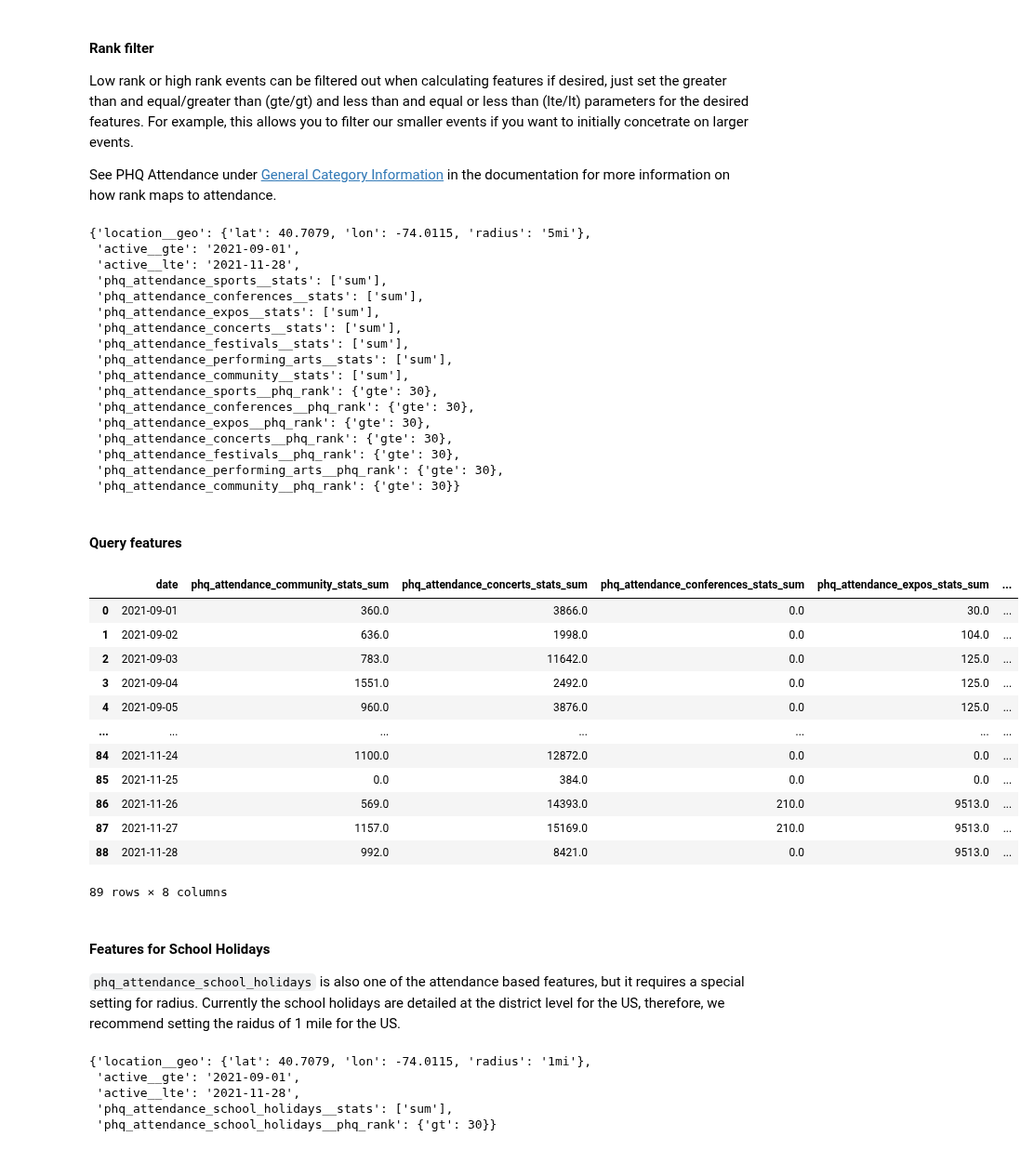
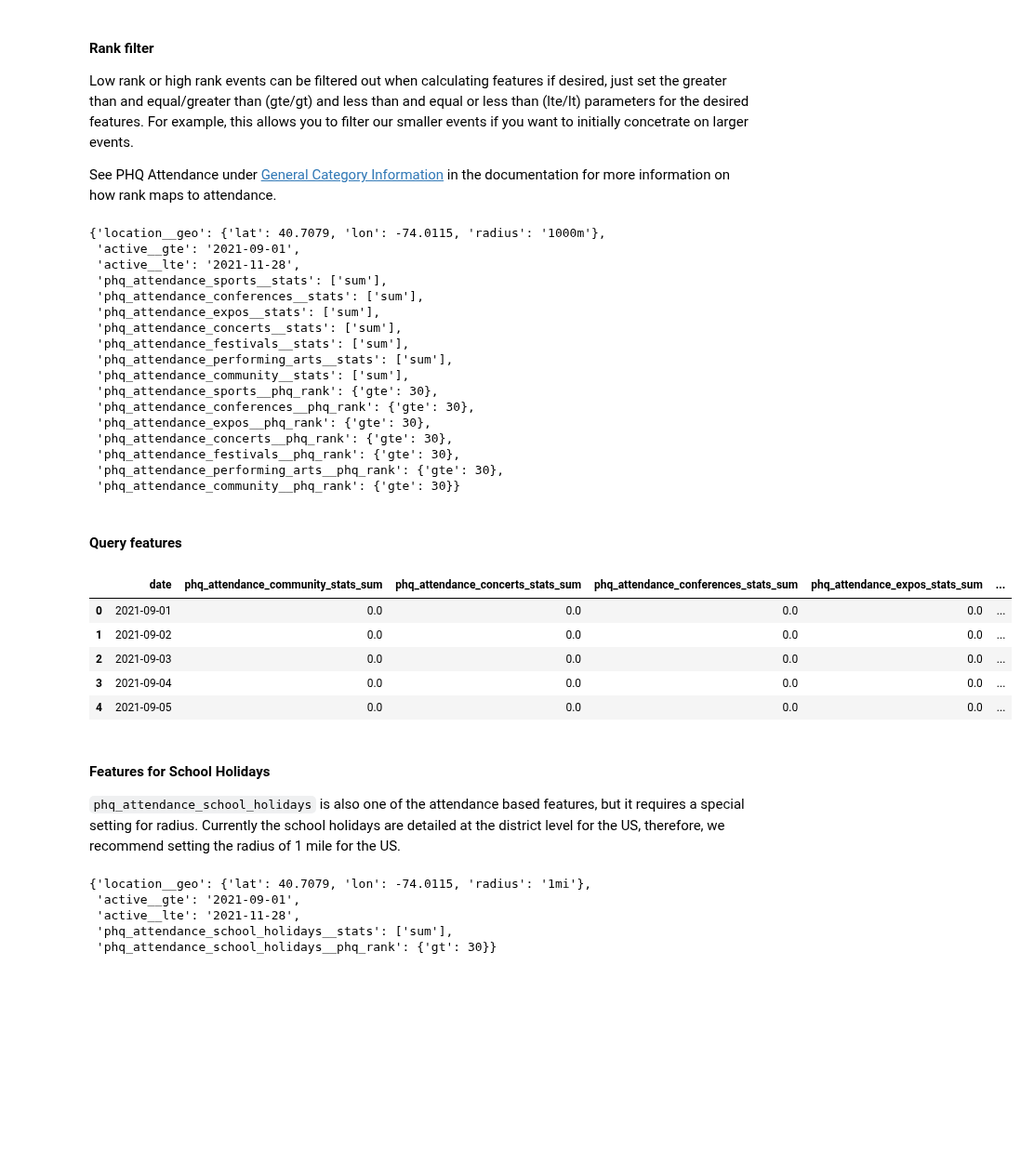
Before and after one commit to predicthq/phq-data-science-docs, a Jupyter notebook: feature-engineering-guide/feature_enginerring_guide.ipynb, the cells around one changed output. Shown at 93% size. Cells and saved outputs as stored; diff of their text form; code cells hidden in the pictures; blank space fills up the shorter version.

```diff
--- a/feature-engineering-guide/feature_enginerring_guide.ipynb
+++ b/feature-engineering-guide/feature_enginerring_guide.ipynb
@@ -157,0 +176,16 @@ parameters.update(location__geo=dict(lat=latitude, lon=longitude,radius=radius_f
+# %%
+# set a location dictionary for suggested radius API to use
+loc_radius = dict()
+loc_radius.update(lat=latitude, lon=longitude)
+
+# query suggested radius API
+response = requests.get(
+    url="https://api.predicthq.com/labs/suggested-radius",
+    params = loc_radius,
+    headers={
+      "Authorization": f"Bearer {ACCESS_TOKEN}"
+    }
+)
+
+# print out result to check
+print(response.json())
@@ -158,3 +194,13 @@ parameters.update(location__geo=dict(lat=latitude, lon=longitude,radius=radius_f
+# %%
+# Set default radius to 1 mile
+# change this value subject to your requirments
+radius_filter = "1mi"
+
+# Comment out this part if you want to use your own radius
+if response.status_code == 200:
+    radius_filter = f"{response.json().get('suggested_radius')}m"
+
+parameters.update(location__geo=dict(lat=latitude, lon=longitude,radius=radius_filter))
 # %% [markdown]
 Alternatively, we could have used a `place_id` for our search (See our [Appendix on place_ids](#appendix) for detailed explanation).
 # %%
@@ -182,8 +228,7 @@ Please note that **School Holiday** features are only avaliable for the followin
 # %%
 start_time = "2021-09-01"
 end_time = "2021-11-28"
-parameters.update(active__gte = start_time)
-parameters.update(active__lte = end_time)
+parameters.update(active__gte = start_time, active__lte = end_time)
 # %% [markdown]
 <a id='features_api'></a>
 ## Using the Features API to query features for forecasting
@@ -237,12 +280 @@ These features also support filtering by PHQ Rank as you'll see in the example b
-# %%
-parameters = dict()
-
-latitude, longitude = (40.7079, -74.0115) # LAT, LONG for centre of New York City
-radius_filter = "5mi"
-parameters.update(location__geo=dict(lat=latitude, lon=longitude,radius=radius_filter))
-
-start_time = "2021-09-01"
-end_time = "2021-11-28"
-parameters.update(active__gte = start_time)
-parameters.update(active__lte = end_time)
 # %% [markdown]
@@ -293,7 +326,7 @@ for i in categories_attended:
 
 parameters
 # %% [output]
-{'location__geo': {'lat': 40.7079, 'lon': -74.0115, 'radius': '5mi'},
+{'location__geo': {'lat': 40.7079, 'lon': -74.0115, 'radius': '1000m'},
  'active__gte': '2021-09-01',
  'active__lte': '2021-11-28',
  'phq_attendance_sports__stats': ['sum'],
@@ -315,29 +348,22 @@ parameters
 # %%
 results = []
 
 for feature in phq.features.obtain_features(parameters):
     results.append(flatten_dict(feature.to_dict(), '', '_'))
 
 feature_df = pd.DataFrame(results)
 
-feature_df
+feature_df.head()
 # %% [output]
 |  | date | phq_attendance_community_stats_sum | phq_attendance_concerts_stats_sum | phq_attendance_conferences_stats_sum | phq_attendance_expos_stats_sum | ... |
-| 0 | 2021-09-01 | 360.0 | 3866.0 | 0.0 | 30.0 | ... |
-| 1 | 2021-09-02 | 636.0 | 1998.0 | 0.0 | 104.0 | ... |
-| 2 | 2021-09-03 | 783.0 | 11642.0 | 0.0 | 125.0 | ... |
-| 3 | 2021-09-04 | 1551.0 | 2492.0 | 0.0 | 125.0 | ... |
-| 4 | 2021-09-05 | 960.0 | 3876.0 | 0.0 | 125.0 | ... |
-| ... | ... | ... | ... | ... | ... | ... |
-| 84 | 2021-11-24 | 1100.0 | 12872.0 | 0.0 | 0.0 | ... |
-| 85 | 2021-11-25 | 0.0 | 384.0 | 0.0 | 0.0 | ... |
-| 86 | 2021-11-26 | 569.0 | 14393.0 | 210.0 | 9513.0 | ... |
-| 87 | 2021-11-27 | 1157.0 | 15169.0 | 210.0 | 9513.0 | ... |
-| 88 | 2021-11-28 | 992.0 | 8421.0 | 0.0 | 9513.0 | ... |
+| 0 | 2021-09-01 | 0.0 | 0.0 | 0.0 | 0.0 | ... |
+| 1 | 2021-09-02 | 0.0 | 0.0 | 0.0 | 0.0 | ... |
+| 2 | 2021-09-03 | 0.0 | 0.0 | 0.0 | 0.0 | ... |
+| 3 | 2021-09-04 | 0.0 | 0.0 | 0.0 | 0.0 | ... |
+| 4 | 2021-09-05 | 0.0 | 0.0 | 0.0 | 0.0 | ... |
-89 rows × 8 columns
 # %% [markdown]
 #### Features for School Holidays
-`phq_attendance_school_holidays` is also one of the attendance based features, but it requires a special setting for radius. Currently the school holidays are detailed at the district level for the US, therefore, we recommend setting the raidus of 1 mile for the US.
+`phq_attendance_school_holidays` is also one of the attendance based features, but it requires a special setting for radius. Currently the school holidays are detailed at the district level for the US, therefore, we recommend setting the radius of 1 mile for the US.
 # %%
 # Reset SKD Parameters
 parameters = dict()
```
Also changed, not shown: parts of 23 cells of this notebook.
